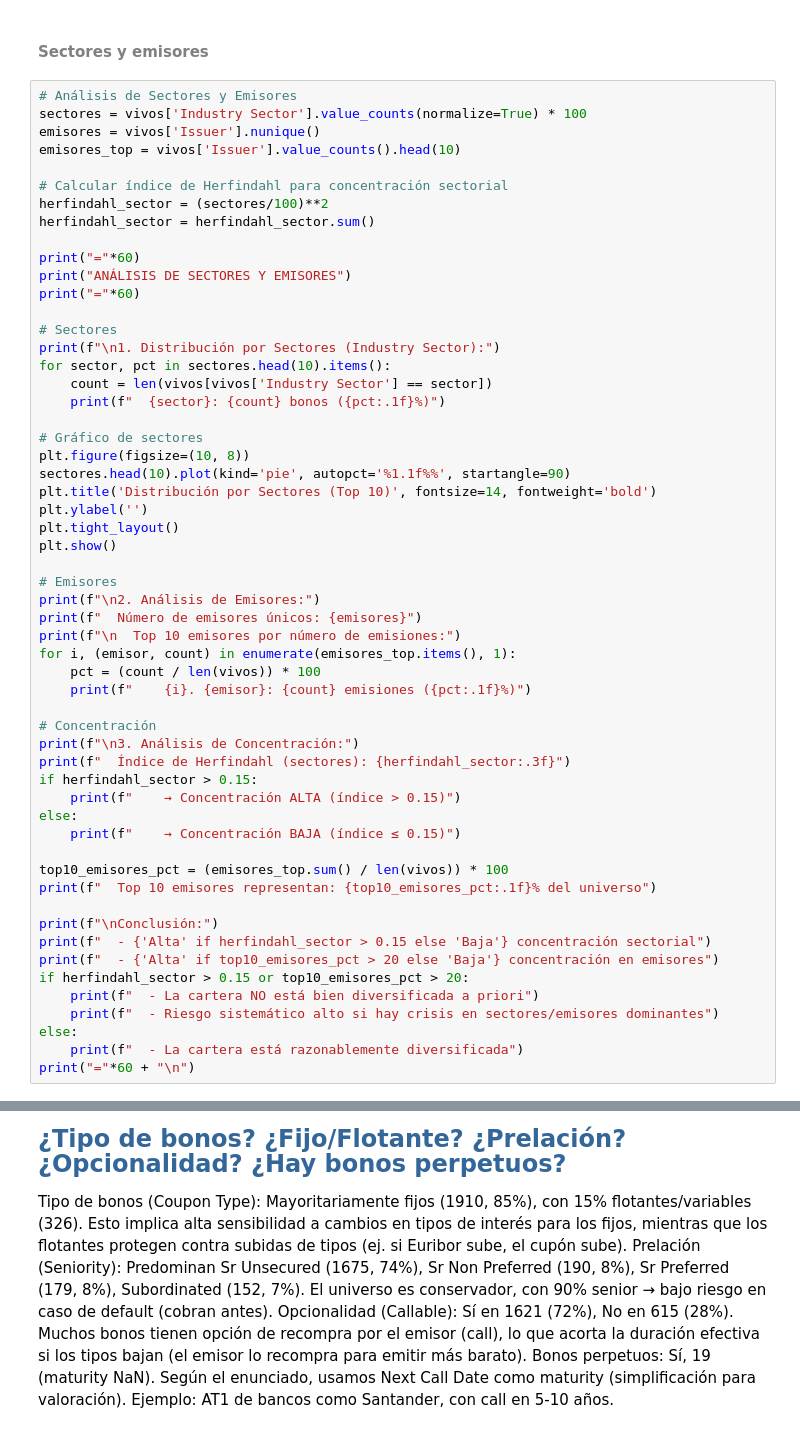
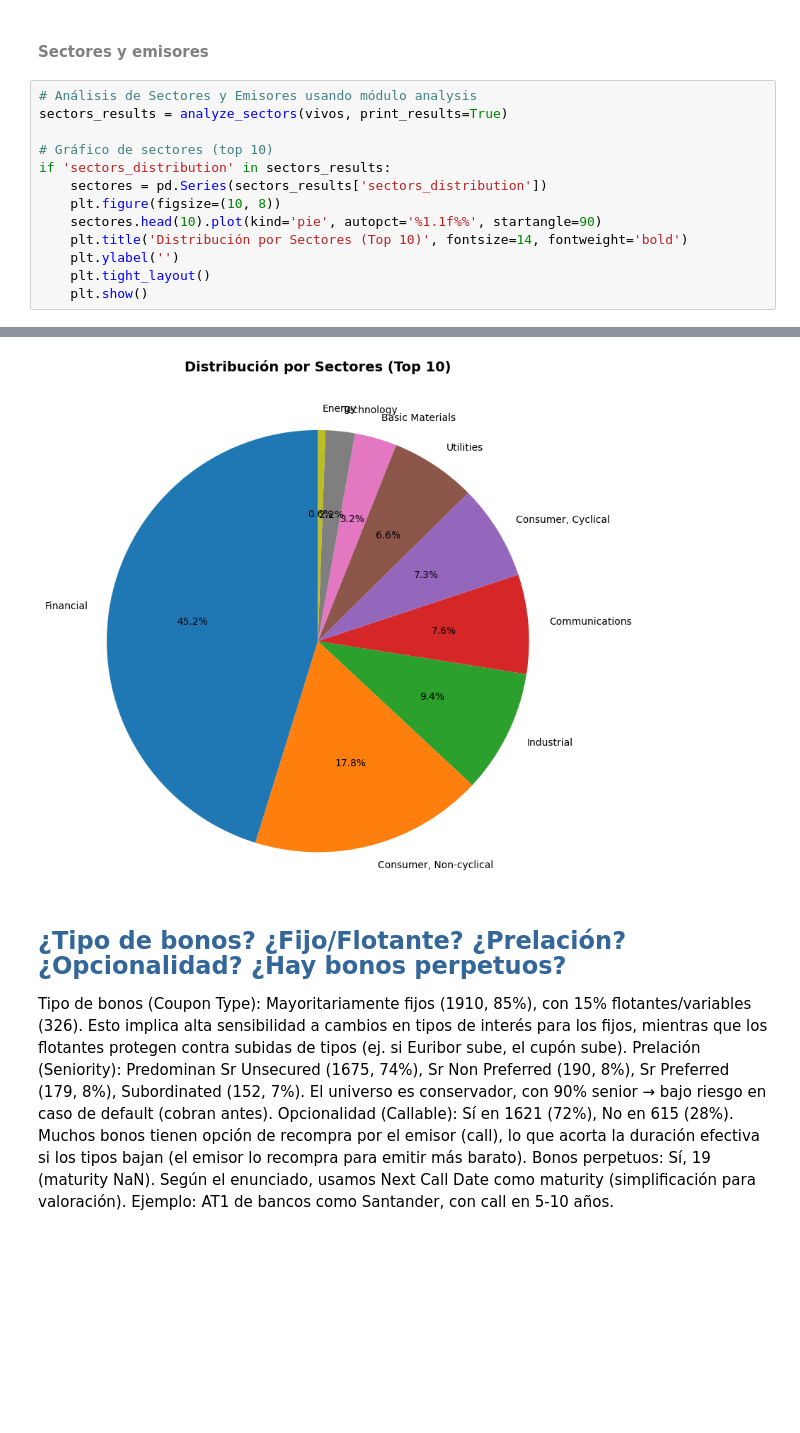
Before and after one commit to ALBERELVIS/Analisis-Cartera-De-Renta-Fija, a Jupyter notebook: src/TallerRF_AnálisisCartera_Enunciado.ipynb, the cells around one changed output, grey strips where cells are left out. Cells and saved outputs as stored; diff of their text form; blank space fills up the shorter version.

```diff
--- a/src/TallerRF_AnálisisCartera_Enunciado.ipynb
+++ b/src/TallerRF_AnálisisCartera_Enunciado.ipynb
@@ -228,58 +185,16 @@ Bonos perpetuos: Sí, 19 (maturity NaN). Según el enunciado, usamos Next Call D
 # %% [markdown]
 #### <font color=#808080>Sectores y emisores</font>
 # %%
-# Análisis de Sectores y Emisores
-sectores = vivos['Industry Sector'].value_counts(normalize=True) * 100
-emisores = vivos['Issuer'].nunique()
-emisores_top = vivos['Issuer'].value_counts().head(10)
+# Análisis de Sectores y Emisores usando módulo analysis
+sectors_results = analyze_sectors(vivos, print_results=True)
 
-# Calcular índice de Herfindahl para concentración sectorial
-herfindahl_sector = (sectores/100)**2
-herfindahl_sector = herfindahl_sector.sum()
-
-print("="*60)
-print("ANÁLISIS DE SECTORES Y EMISORES")
-print("="*60)
-
-# Sectores
-print(f"\n1. Distribución por Sectores (Industry Sector):")
-for sector, pct in sectores.head(10).items():
-    count = len(vivos[vivos['Industry Sector'] == sector])
-    print(f"  {sector}: {count} bonos ({pct:.1f}%)")
-
-# Gráfico de sectores
-plt.figure(figsize=(10, 8))
-sectores.head(10).plot(kind='pie', autopct='%1.1f%%', startangle=90)
-plt.title('Distribución por Sectores (Top 10)', fontsize=14, fontweight='bold')
-plt.ylabel('')
-plt.tight_layout()
-plt.show()
-
-# Emisores
-print(f"\n2. Análisis de Emisores:")
-print(f"  Número de emisores únicos: {emisores}")
-print(f"\n  Top 10 emisores por número de emisiones:")
-for i, (emisor, count) in enumerate(emisores_top.items(), 1):
-    pct = (count / len(vivos)) * 100
-    print(f"    {i}. {emisor}: {count} emisiones ({pct:.1f}%)")
-
-# Concentración
-print(f"\n3. Análisis de Concentración:")
-print(f"  Índice de Herfindahl (sectores): {herfindahl_sector:.3f}")
-if herfindahl_sector > 0.15:
-    print(f"    → Concentración ALTA (índice > 0.15)")
-else:
-    print(f"    → Concentración BAJA (índice ≤ 0.15)")
-
-top10_emisores_pct = (emisores_top.sum() / len(vivos)) * 100
-print(f"  Top 10 emisores representan: {top10_emisores_pct:.1f}% del universo")
-
-print(f"\nConclusión:")
-print(f"  - {'Alta' if herfindahl_sector > 0.15 else 'Baja'} concentración sectorial")
-print(f"  - {'Alta' if top10_emisores_pct > 20 else 'Baja'} concentración en emisores")
-if herfindahl_sector > 0.15 or top10_emisores_pct > 20:
-    print(f"  - La cartera NO está bien diversificada a priori")
-    print(f"  - Riesgo sistemático alto si hay crisis en sectores/emisores dominantes")
-else:
-    print(f"  - La cartera está razonablemente diversificada")
-print("="*60 + "\n")
+# Gráfico de sectores (top 10)
+if 'sectors_distribution' in sectors_results:
+    sectores = pd.Series(sectors_results['sectors_distribution'])
+    plt.figure(figsize=(10, 8))
+    sectores.head(10).plot(kind='pie', autopct='%1.1f%%', startangle=90)
+    plt.title('Distribución por Sectores (Top 10)', fontsize=14, fontweight='bold')
+    plt.ylabel('')
+    plt.tight_layout()
+    plt.show()
+# %% [output]
@@ -286,3 +218,4 @@ print("="*60 + "\n")
+[figure, added]
 # %% [markdown]
 <font color=#336699 size=5><b>¿Tipo de bonos? ¿Fijo/Flotante? ¿Prelación? ¿Opcionalidad? ¿Hay bonos perpetuos?</b></font>
 
```
Also changed, not shown: parts of 27 cells of this notebook, 7 other files.
